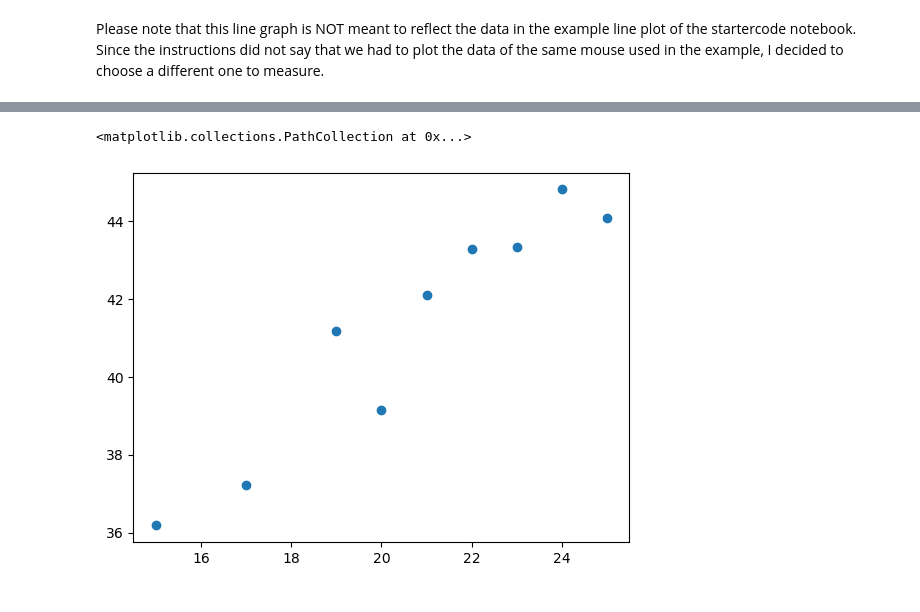
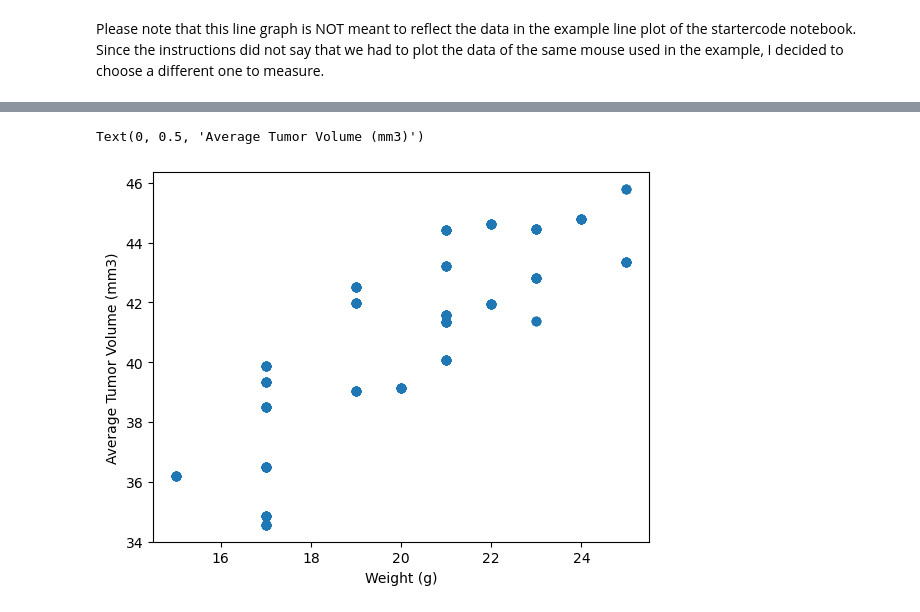
Before and after one commit to gburlew/module-5-challenge, a Jupyter notebook: main.ipynb, the cells around one changed output, grey strips where cells are left out. Drawn from its saved outputs; the diff is of its cells as text; code cells hidden in the pictures.

```diff
--- a/main.ipynb
+++ b/main.ipynb
@@ -293,0 +281,16 @@ print(scatter_plot_data)
+# %%
+import warnings
+
+with warnings.catch_warnings():
+    warnings.simplefilter("ignore")
+    single_mouse["Average Tumor Volume (mm3)"] = single_mouse.groupby("Mouse ID")["Tumor Volume (mm3)"].transform("mean")
+
+with warnings.catch_warnings():
+    warnings.simplefilter("ignore")
+    average_tumor_volume = single_mouse.groupby('Mouse ID')['Tumor Volume (mm3)'].transform('mean')
+
+with warnings.catch_warnings():
+    warnings.simplefilter("ignore")
+    single_mouse['Average Tumor Volume (mm3)'] = average_tumor_volume
+
+single_mouse
@@ -294,5 +311,7 @@ print(scatter_plot_data)
 # %%
-plt.scatter(scatter_plot_data["Weight (g)"], scatter_plot_data["Tumor Volume (mm3)"])
+plt.scatter(single_mouse["Weight (g)"], single_mouse["Average Tumor Volume (mm3)"])
+plt.xlabel("Weight (g)")
+plt.ylabel("Average Tumor Volume (mm3)")
 # %% [output]
-<matplotlib.collections.PathCollection at 0x...>
+Text(0, 0.5, 'Average Tumor Volume (mm3)')
-[figure, old version]
+[figure, new version]
```
Also changed, not shown: parts of 6 cells of this notebook.
